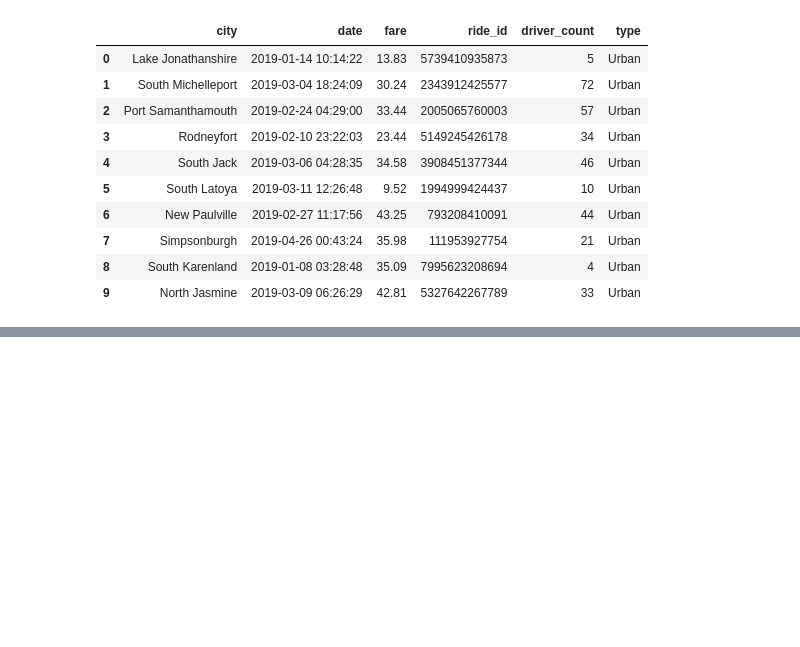
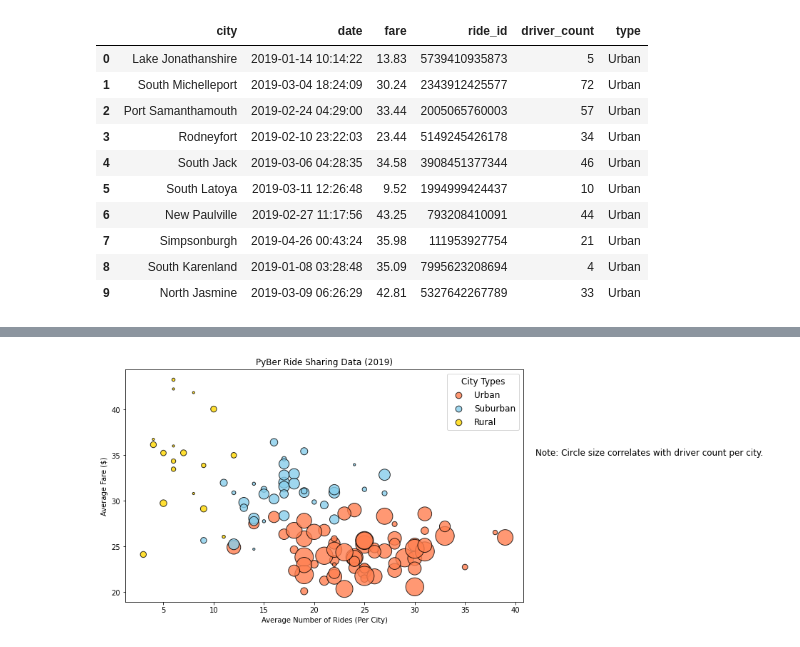
Before and after one commit to jmoletteire/PyBer-Analysis, a Jupyter notebook: PyBer.ipynb, the cells around one changed output, grey strips where cells are left out. Cells and saved outputs as stored; diff of their text form; code cells hidden in the pictures; blank space fills up the shorter version.

Commit message:
Created graph for each type of city.

```diff
--- a/PyBer.ipynb
+++ b/PyBer.ipynb
@@ -102,0 +117,7 @@ pyber_data_df.head(10)
+# %%
+# Get ride count for each city
+urban_ride_count = urban_cities_df.groupby(["city"]).count()["ride_id"]
+suburban_ride_count = suburban_cities_df.groupby(["city"]).count()["ride_id"]
+rural_ride_count = rural_cities_df.groupby(["city"]).count()["ride_id"]
+
+urban_ride_count.head()
@@ -102,0 +132,7 @@ pyber_data_df.head(10)
+# %%
+# Get the average fare for each city
+urban_avg_fare = urban_cities_df.groupby(["city"]).mean()["fare"]
+suburban_avg_fare = suburban_cities_df.groupby(["city"]).mean()["fare"]
+rural_avg_fare = rural_cities_df.groupby(["city"]).mean()["fare"]
+
+urban_avg_fare.head()
@@ -102,0 +147,6 @@ pyber_data_df.head(10)
+# %%
+urban_driver_count = urban_cities_df.groupby(["city"]).mean()["driver_count"]
+suburban_driver_count = suburban_cities_df.groupby(["city"]).mean()["driver_count"]
+rural_driver_count = rural_cities_df.groupby(["city"]).mean()["driver_count"]
+
+urban_driver_count.head()
@@ -102,0 +161,47 @@ pyber_data_df.head(10)
+# %%
+# Build the scatter plot for each type of city
+plt.subplots(figsize=(10,6))
+plt.scatter(urban_ride_count,
+            urban_avg_fare,
+            s=[i*10 for i in urban_driver_count],
+            edgecolors="black",
+            linewidths=1, color="coral",
+            alpha=0.8, label="Urban")
+
+plt.scatter(suburban_ride_count,
+            suburban_avg_fare,
+            s=[i*10 for i in suburban_driver_count],
+            edgecolors="black",
+            linewidths=1, c="skyblue",
+            alpha=0.8, label="Suburban")
+
+plt.scatter(rural_ride_count,
+            rural_avg_fare,
+            s=[i*10 for i in rural_driver_count],
+            edgecolors="black",
+            linewidths=1, c="gold",
+            alpha=0.8, label="Rural")
+
+# graph roperties
+plt.title("PyBer Ride Sharing Data (2019)")
+plt.xlabel("Average Number of Rides (Per City)")
+plt.ylabel("Average Fare ($)")
+
+# create a legend
+lgnd = plt.legend(fontsize="12", mode="Expanded",
+                  scatterpoints=1, loc="best", title="City Types")
+lgnd.legendHandles[0]._sizes = [75]
+lgnd.legendHandles[1]._sizes = [75]
+lgnd.legendHandles[2]._sizes = [75]
+lgnd.get_title().set_fontsize(12)
+
+# Incorporate a text label about circle size.
+plt.text(42, 35, "Note: Circle size correlates with driver count per city.", fontsize="12")
+
+# save the figure
+plt.savefig("../PyBer-Analysis/Analysis/Fig1.png")
+
+# show graph
+plt.show()
+# %% [output]
+[figure, added]
```
Also changed, not shown: parts of 4 cells of this notebook, 3 other files.
